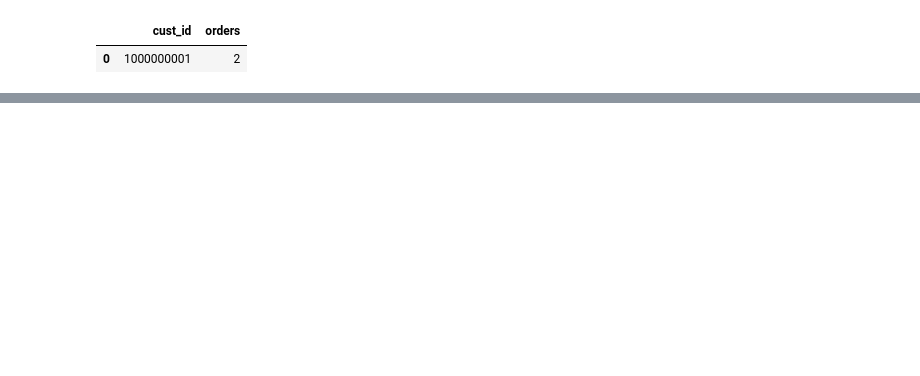
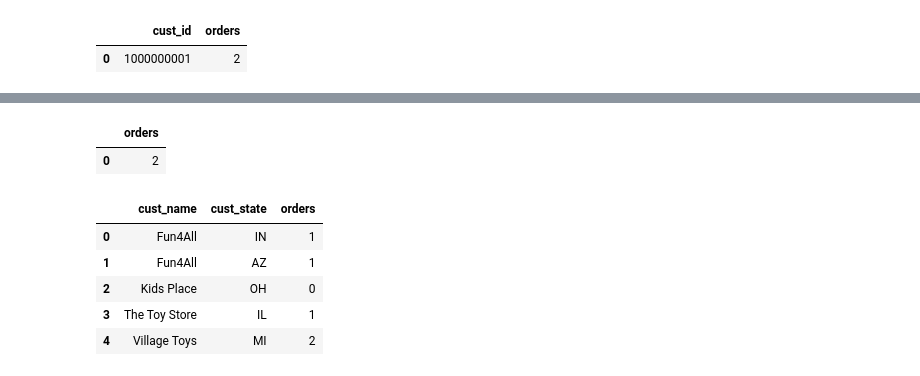
Before and after one commit to alinemati45/mysql_code_leetcode, a Jupyter notebook: Sams Teach Yourself SQL in 10 Minutes Fifth Edition Ben Forta.ipynb, the cells around one changed output, grey strips where cells are left out. Drawn from its saved outputs; the diff is of its cells as text; code cells hidden in the pictures; blank space fills up the shorter version.

```diff
--- a/Sams Teach Yourself SQL in 10 Minutes Fifth Edition Ben Forta.ipynb
+++ b/Sams Teach Yourself SQL in 10 Minutes Fifth Edition Ben Forta.ipynb
@@ -1559,0 +1704,25 @@ HAVING COUNT(*) >= 2;
+# %%
+query('''
+SELECT COUNT(*) AS orders FROM Orders
+WHERE cust_id = 1000000001;
+''')
+# %% [output]
+|  | orders |
+| 0 | 2 |
+# %%
+query('''
+SELECT cust_name,
+cust_state,
+(SELECT COUNT(*)
+FROM Orders
+WHERE Orders.cust_id = Customers.cust_id) AS orders
+FROM Customers
+ORDER BY cust_name;
+''')
+# %% [output]
+|  | cust_name | cust_state | orders |
+| 0 | Fun4All | IN | 1 |
+| 1 | Fun4All | AZ | 1 |
+| 2 | Kids Place | OH | 0 |
+| 3 | The Toy Store | IL | 1 |
+| 4 | Village Toys | MI | 2 |
```
Also changed, not shown: parts of 16 cells of this notebook.
